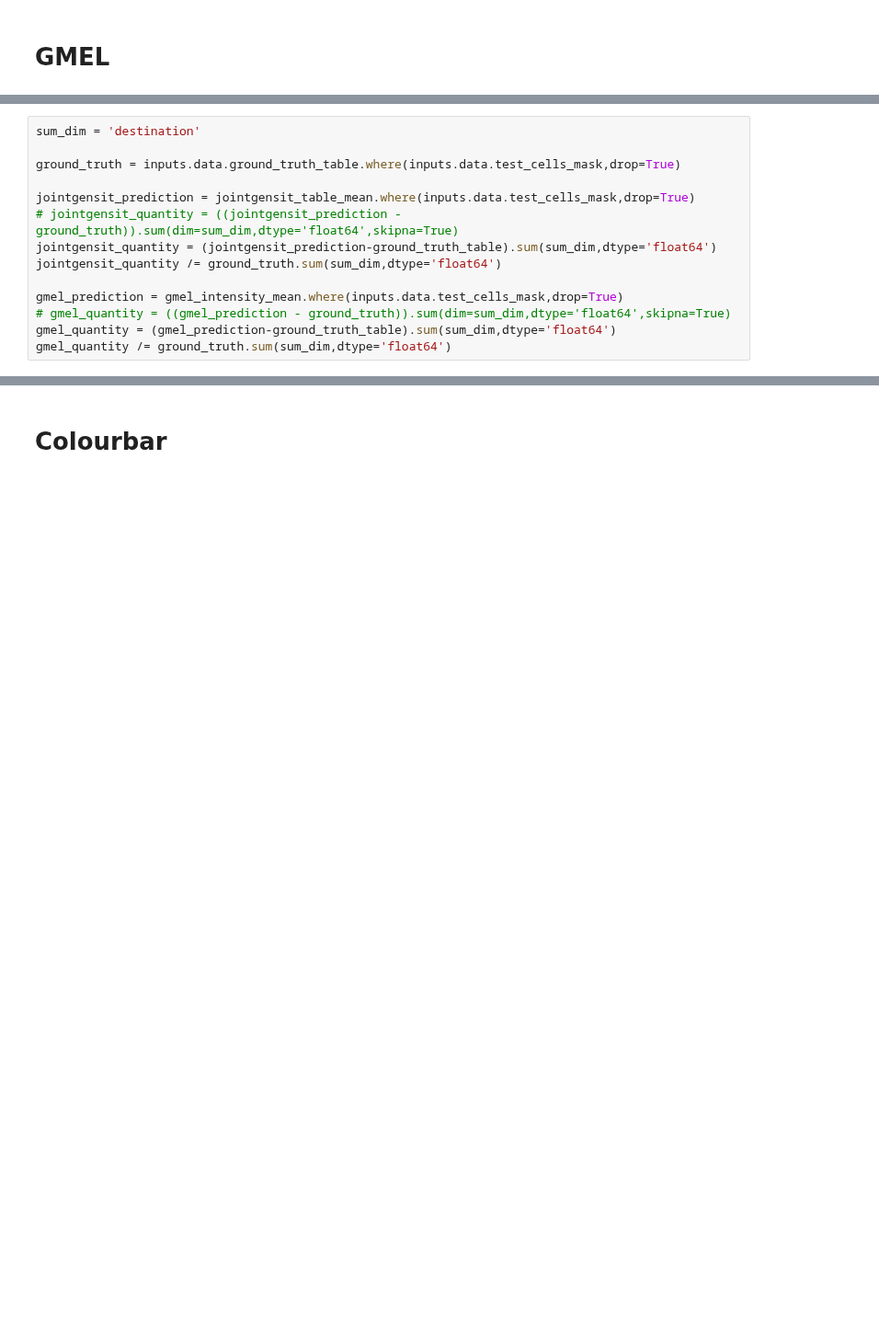
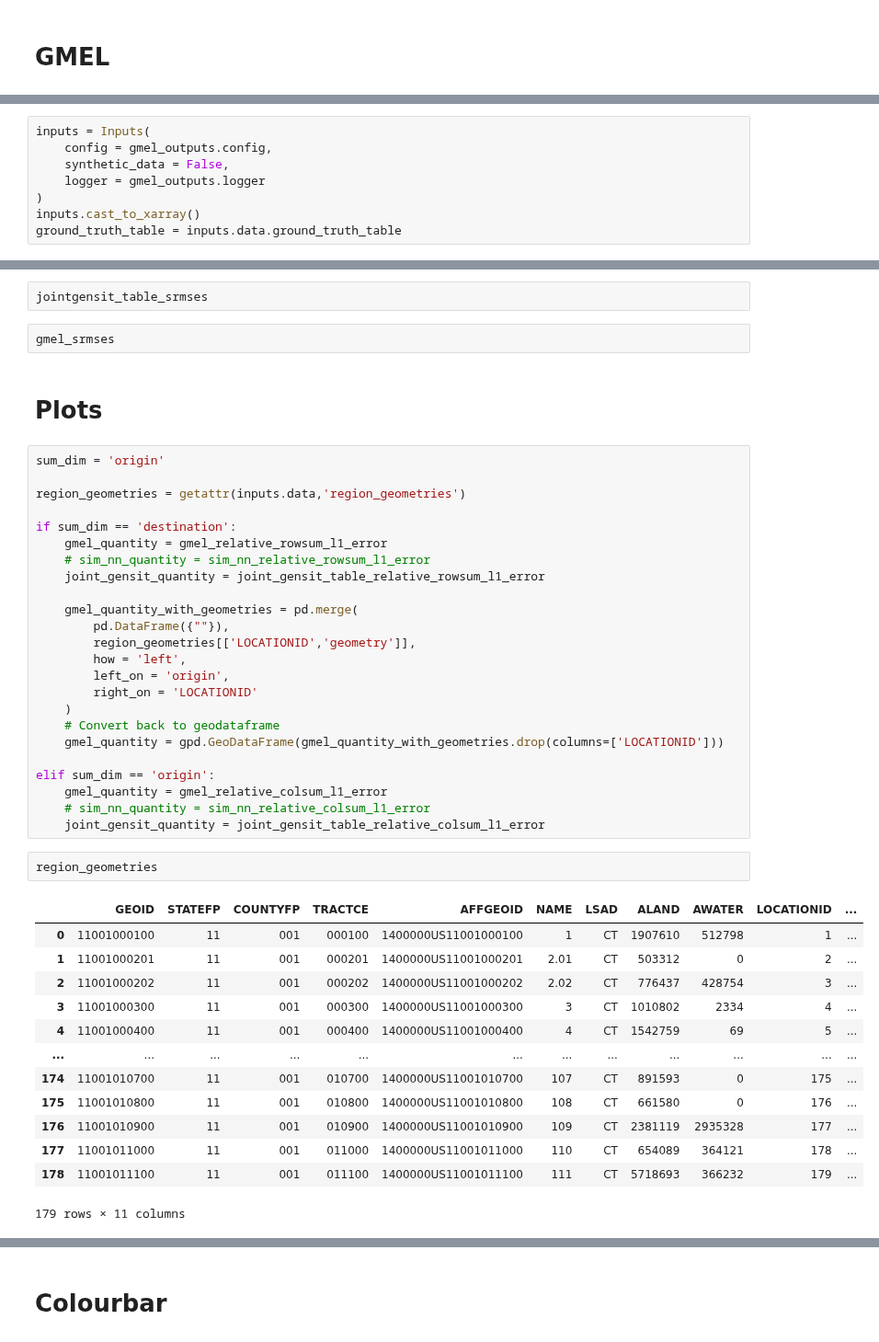
Before and after one commit to YannisZa/GeNSIT, a Jupyter notebook: notebooks/plots/Spatial 2d residual plot DC .ipynb, the cells around one changed output, grey strips where cells are left out. Shown at 92% size. Saved outputs shown, nothing was run; the diff lists cells and outputs as text; blank space fills up the shorter version.

```diff
--- a/notebooks/plots/Spatial 2d residual plot DC .ipynb
+++ b/notebooks/plots/Spatial 2d residual plot DC .ipynb
@@ -215,0 +556,8 @@ gmel_intensity_mean = gmel_outputs.data.intensity.mean(['iter'],dtype='float64')
+# %%
+inputs = Inputs(
+    config = gmel_outputs.config,
+    synthetic_data = False,
+    logger = gmel_outputs.logger
+)
+inputs.cast_to_xarray()
+ground_truth_table = inputs.data.ground_truth_table
@@ -232,15 +596,47 @@ gmel_srmses = gmel_intensity_mean.groupby('seed').map(
+# %%
+jointgensit_table_srmses
+# %%
+gmel_srmses
+# %% [markdown]
+# Plots
 # %%
-sum_dim = 'destination'
+sum_dim = 'origin'
 
-ground_truth = inputs.data.ground_truth_table.where(inputs.data.test_cells_mask,drop=True)
+region_geometries = getattr(inputs.data,'region_geometries')
 
-jointgensit_prediction = jointgensit_table_mean.where(inputs.data.test_cells_mask,drop=True)
-# jointgensit_quantity = ((jointgensit_prediction - ground_truth)).sum(dim=sum_dim,dtype='float64',skipna=True)
-jointgensit_quantity = (jointgensit_prediction-ground_truth_table).sum(sum_dim,dtype='float64')
-jointgensit_quantity /= ground_truth.sum(sum_dim,dtype='float64')
+if sum_dim == 'destination':
+    gmel_quantity = gmel_relative_rowsum_l1_error
+    # sim_nn_quantity = sim_nn_relative_rowsum_l1_error
+    joint_gensit_quantity = joint_gensit_table_relative_rowsum_l1_error
 
-gmel_prediction = gmel_intensity_mean.where(inputs.data.test_cells_mask,drop=True)
-# gmel_quantity = ((gmel_prediction - ground_truth)).sum(dim=sum_dim,dtype='float64',skipna=True)
-gmel_quantity = (gmel_prediction-ground_truth_table).sum(sum_dim,dtype='float64')
-gmel_quantity /= ground_truth.sum(sum_dim,dtype='float64')
+    gmel_quantity_with_geometries = pd.merge(
+        pd.DataFrame({""}),
+        region_geometries[['LOCATIONID','geometry']],
+        how = 'left',
+        left_on = 'origin',
+        right_on = 'LOCATIONID'
+    )
+    # Convert back to geodataframe
+    gmel_quantity = gpd.GeoDataFrame(gmel_quantity_with_geometries.drop(columns=['LOCATIONID']))
+
+elif sum_dim == 'origin':
+    gmel_quantity = gmel_relative_colsum_l1_error
+    # sim_nn_quantity = sim_nn_relative_colsum_l1_error
+    joint_gensit_quantity = joint_gensit_table_relative_colsum_l1_error
+# %%
+region_geometries
+# %% [output]
+|  | GEOID | STATEFP | COUNTYFP | TRACTCE | AFFGEOID | NAME | LSAD | ALAND | AWATER | LOCATIONID | ... |
+| 0 | 11001000100 | 11 | 001 | 000100 | 1400000US11001000100 | 1 | CT | 1907610 | 512798 | 1 | ... |
+| 1 | 11001000201 | 11 | 001 | 000201 | 1400000US11001000201 | 2.01 | CT | 503312 | 0 | 2 | ... |
+| 2 | 11001000202 | 11 | 001 | 000202 | 1400000US11001000202 | 2.02 | CT | 776437 | 428754 | 3 | ... |
+| 3 | 11001000300 | 11 | 001 | 000300 | 1400000US11001000300 | 3 | CT | 1010802 | 2334 | 4 | ... |
+| 4 | 11001000400 | 11 | 001 | 000400 | 1400000US11001000400 | 4 | CT | 1542759 | 69 | 5 | ... |
+| ... | ... | ... | ... | ... | ... | ... | ... | ... | ... | ... | ... |
+| 174 | 11001010700 | 11 | 001 | 010700 | 1400000US11001010700 | 107 | CT | 891593 | 0 | 175 | ... |
+| 175 | 11001010800 | 11 | 001 | 010800 | 1400000US11001010800 | 108 | CT | 661580 | 0 | 176 | ... |
+| 176 | 11001010900 | 11 | 001 | 010900 | 1400000US11001010900 | 109 | CT | 2381119 | 2935328 | 177 | ... |
+| 177 | 11001011000 | 11 | 001 | 011000 | 1400000US11001011000 | 110 | CT | 654089 | 364121 | 178 | ... |
+| 178 | 11001011100 | 11 | 001 | 011100 | 1400000US11001011100 | 111 | CT | 5718693 | 366232 | 179 | ... |
+179 rows × 11 columns
 # %%
```
Also changed, not shown: parts of 38 cells of this notebook.
